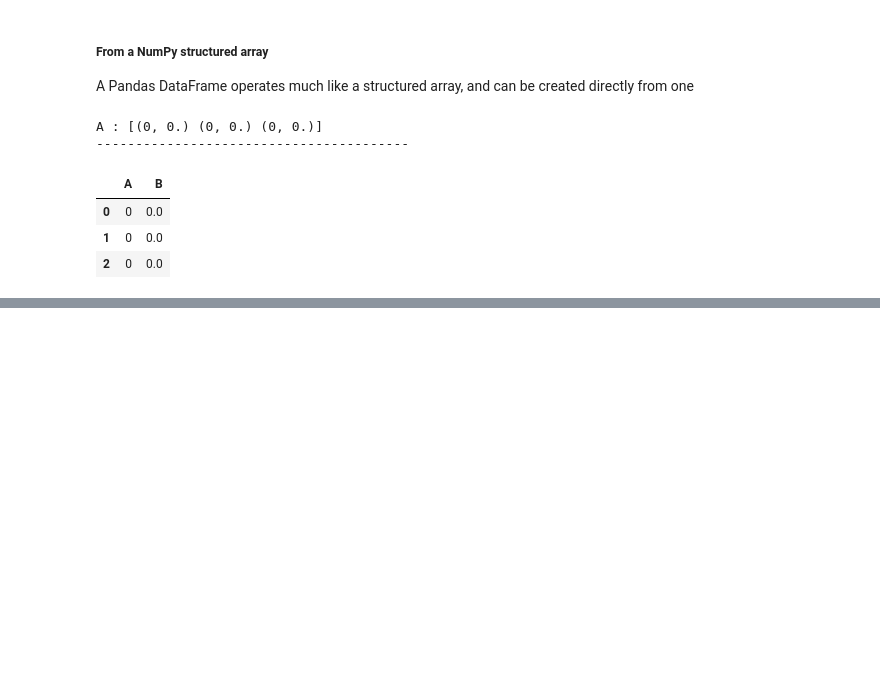
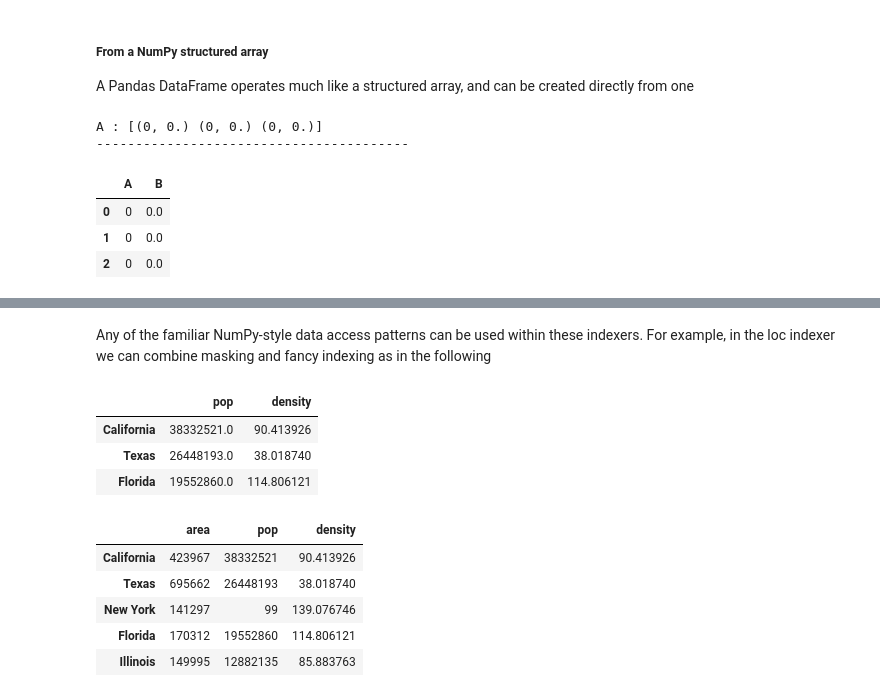
Before and after one commit to adisetiawannn/python-fundamentals, a Jupyter notebook: pandas/chapter3-pandas.ipynb, the cells around one changed output, grey strips where cells are left out. Drawn from its saved outputs; the diff is of its cells as text; code cells hidden in the pictures; blank space fills up the shorter version.

```diff
--- a/pandas/chapter3-pandas.ipynb
+++ b/pandas/chapter3-pandas.ipynb
@@ -301,0 +619,21 @@ A : [(0, 0.) (0, 0.) (0, 0.)]
+# %% [markdown]
+Any of the familiar NumPy-style data access patterns can be used within these indexers. For example, in the loc indexer we can combine masking and fancy indexing as in the following
+# %%
+# masking & fancy indexing
+data.loc[data['area'] > 150000, ['pop', 'density']]
+# %% [output]
+|  | pop | density |
+| California | 38332521.0 | 90.413926 |
+| Texas | 26448193.0 | 38.018740 |
+| Florida | 19552860.0 | 114.806121 |
+# %%
+# set or modify value
+data.iloc[2,1] = 99
+data
+# %% [output]
+|  | area | pop | density |
+| California | 423967 | 38332521 | 90.413926 |
+| Texas | 695662 | 26448193 | 38.018740 |
+| New York | 141297 | 99 | 139.076746 |
+| Florida | 170312 | 19552860 | 114.806121 |
+| Illinois | 149995 | 12882135 | 85.883763 |
```
Also changed, not shown: parts of 93 cells of this notebook, 3 other files.
